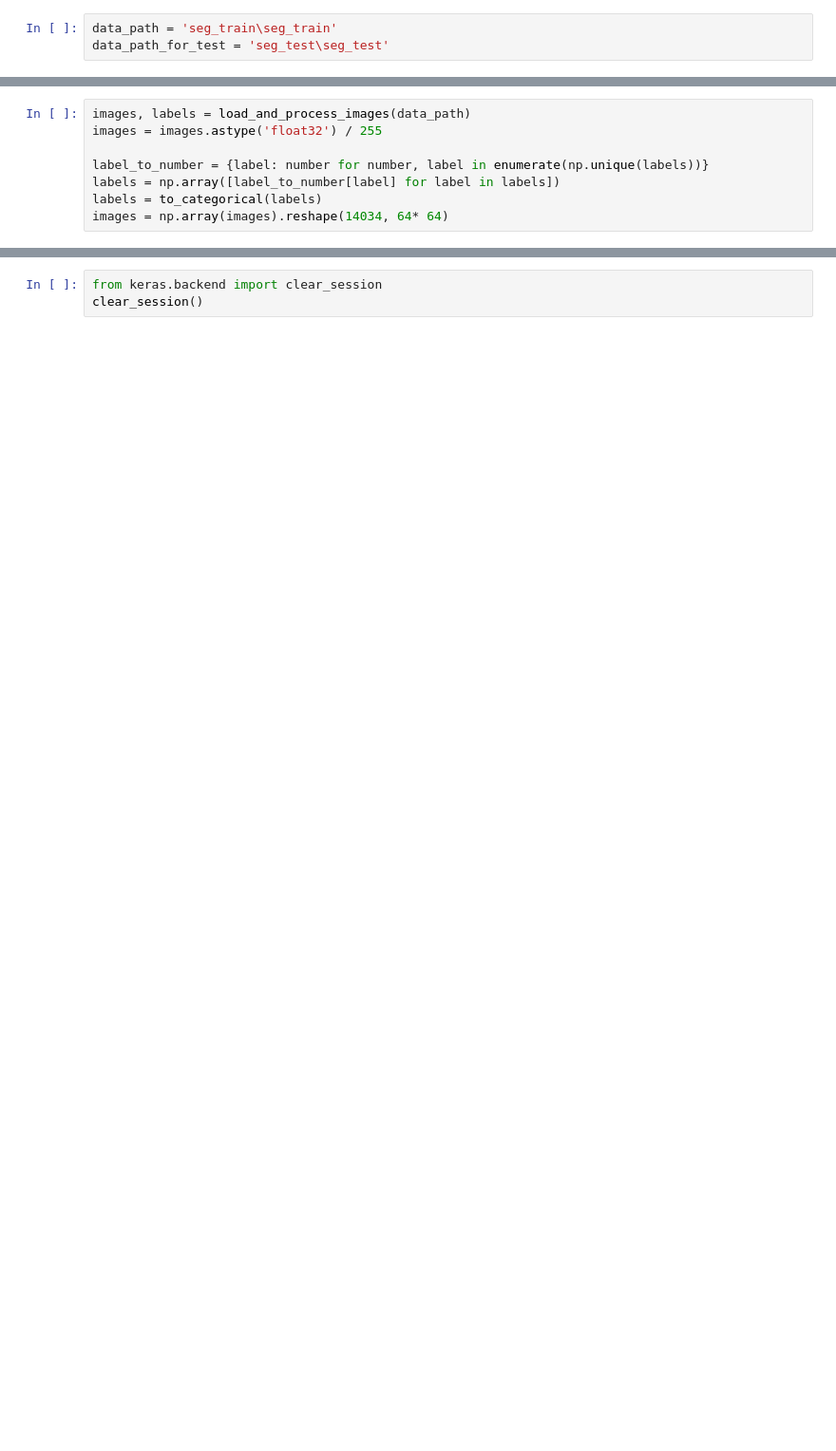
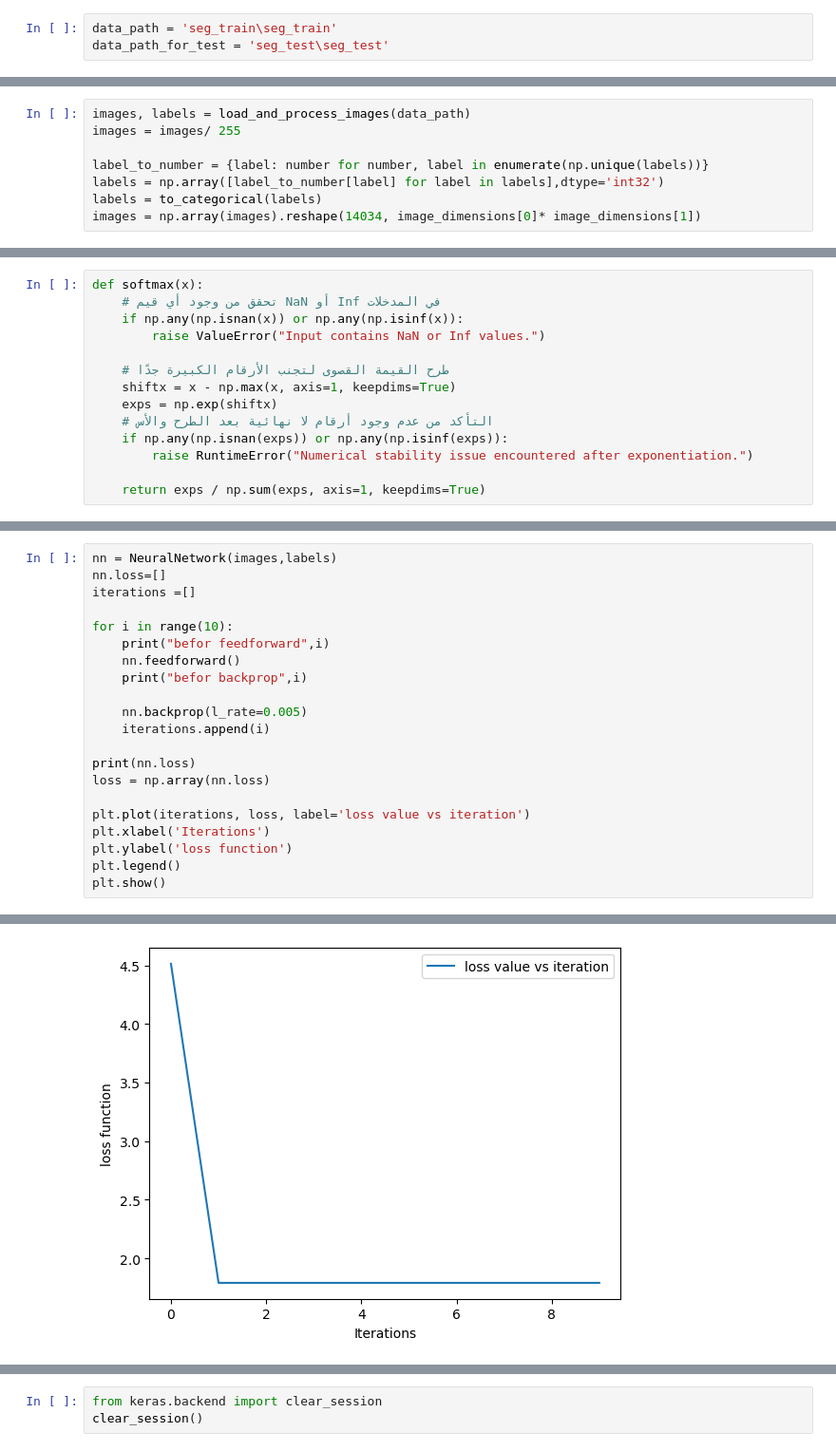
Before and after one commit to abdhashas/mlp_project, a Jupyter notebook: mlp.ipynb, the cells around one changed output, grey strips where cells are left out. Shown: that part at 95% size. Cells and saved outputs as stored; diff of their text form; blank space fills up the shorter version.

```diff
--- a/mlp.ipynb
+++ b/mlp.ipynb
@@ -45,11 +58,11 @@ def load_and_process_images(path):
     return images, labels
 # %%
 images, labels = load_and_process_images(data_path)
-images = images.astype('float32') / 255
+images = images/ 255
 
 label_to_number = {label: number for number, label in enumerate(np.unique(labels))}
-labels = np.array([label_to_number[label] for label in labels])
+labels = np.array([label_to_number[label] for label in labels],dtype='int32')
 labels = to_categorical(labels)
-images = np.array(images).reshape(14034, 64* 64)
+images = np.array(images).reshape(14034, image_dimensions[0]* image_dimensions[1])
 # %%
 images_test, labels_test = load_and_process_images(data_path_for_test)
@@ -76,0 +83,14 @@ def ReLU(x):
+# %%
+def softmax(x):
+    # تحقق من وجود أي قيم NaN أو Inf في المدخلات
+    if np.any(np.isnan(x)) or np.any(np.isinf(x)):
+        raise ValueError("Input contains NaN or Inf values.")
+
+    # طرح القيمة القصوى لتجنب الأرقام الكبيرة جدًا
+    shiftx = x - np.max(x, axis=1, keepdims=True)
+    exps = np.exp(shiftx)
+    # التأكد من عدم وجود أرقام لا نهائية بعد الطرح والأس
+    if np.any(np.isnan(exps)) or np.any(np.isinf(exps)):
+        raise RuntimeError("Numerical stability issue encountered after exponentiation.")
+
+    return exps / np.sum(exps, axis=1, keepdims=True)
@@ -76,0 +244,22 @@ def ReLU(x):
+# %%
+nn = NeuralNetwork(images,labels)
+nn.loss=[]
+iterations =[]
+
+for i in range(10):
+    print("befor feedforward",i)
+    nn.feedforward()
+    print("befor backprop",i)
+
+    nn.backprop(l_rate=0.005)
+    iterations.append(i)
+
+print(nn.loss)
+loss = np.array(nn.loss)
+
+plt.plot(iterations, loss, label='loss value vs iteration')
+plt.xlabel('Iterations')
+plt.ylabel('loss function')
+plt.legend()
+plt.show()
+# %% [output]
@@ -76,0 +283 @@ def ReLU(x):
+[figure, added]
```
Also changed, not shown: parts of 84 cells of this notebook, 9 other files.
